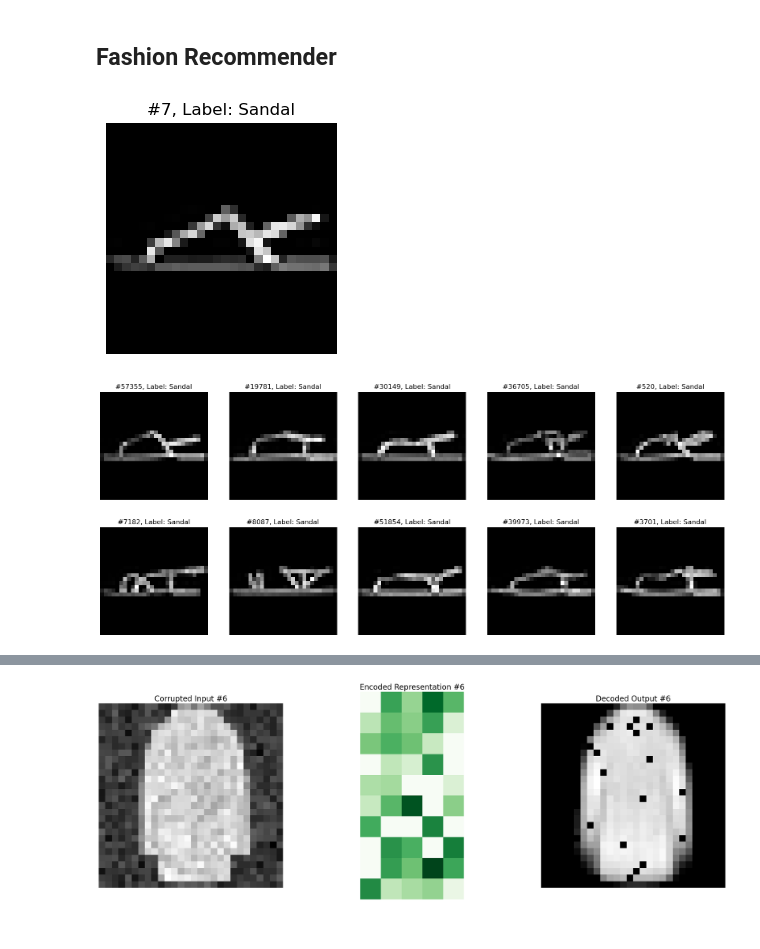
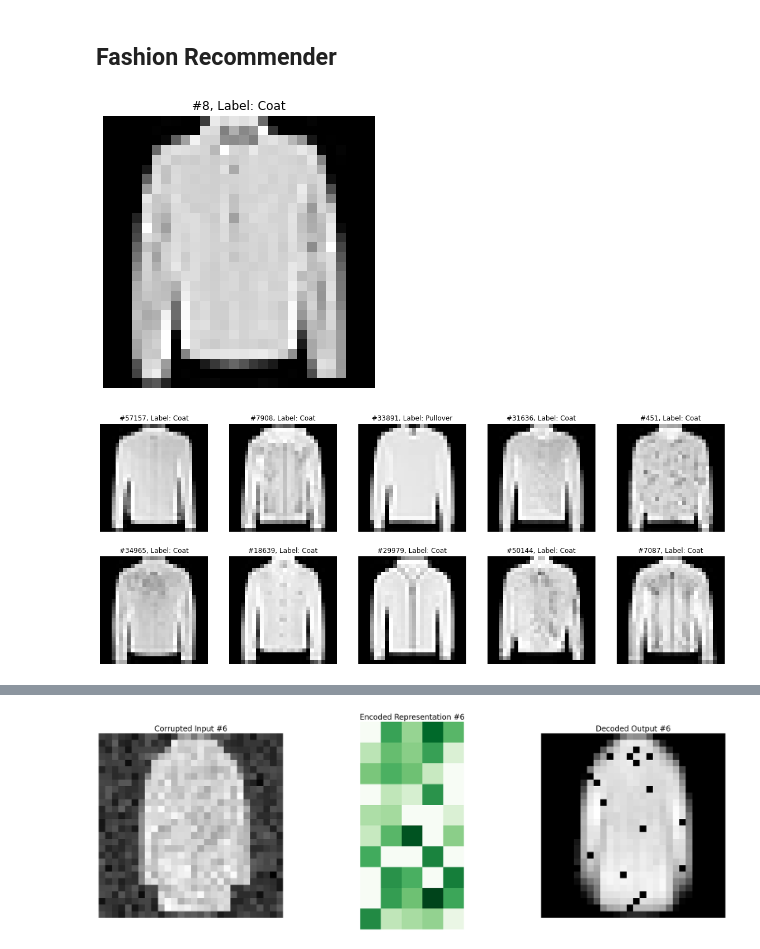
Before and after one commit to mprice747/Autoencoders-Workshop, a Jupyter notebook: Rice_Datathon_2023.ipynb, the cells around one changed output, grey strips where cells are left out. Saved outputs shown, nothing was run; the diff lists cells and outputs as text; code cells hidden in the pictures.

```diff
--- a/Rice_Datathon_2023.ipynb
+++ b/Rice_Datathon_2023.ipynb
@@ -317,7 +326,8 @@ class Fashion_MNIST_MLP_Classifier(torch.nn.Module):
 
         return hidden_output, final_output
 # %%
-model_supervised = Fashion_MNIST_MLP_Classifier([392, 196, 98, 2], [torch.nn.ReLU(), torch.nn.ReLU(), torch.nn.ReLU(), torch.nn.PReLU()])
+model_supervised = Fashion_MNIST_MLP_Classifier([392, 196, 98, 2],
+                                                [torch.nn.ReLU(), torch.nn.ReLU(), torch.nn.ReLU(), torch.nn.PReLU()]).to(device_gpu)
 # %%
 def get_mnist_accuracy(final_output, labels):
 
@@ -514,8 +524,8 @@ The simplest "corrupting" function is Gaussian noise, where a random draw from a
 Intuitively, denoising autoencoders "teach" the network to reconstruct the original image rather than merely copy it. Therefore, the network must learn more valuable feature representations in order to denoise the original image.
 # %%
 #@title
-fig, ax = plt.subplots(figsize = (8, 6))
-mlp = mpimg.imread('images/denoising_autoencoder.png')
+fig, ax = plt.subplots(figsize = (10, 7))
+mlp = mpimg.imread('Autoencoders-Workshop/images/denoising_autoencoder.png')
 ax.imshow(mlp)
 ax.axis('off')
 ax.set_title('Denoising Autoencoder Visualization')
@@ -552,7 +562,7 @@ minimums = np.min(unnormalized_images, axis = 1).reshape(-1, 1)
 maximums = np.max(unnormalized_images, axis = 1).reshape(-1, 1)
 normalized_images_training = (unnormalized_images - minimums)/(maximums - minimums)
 
-normalized_images_training_tensor = torch.from_numpy(normalized_images_training).to(torch.float32)
+normalized_images_training_tensor = torch.from_numpy(normalized_images_training).to(torch.float32).to(device_gpu)
 # %%
 visualize_fashion_mnist(11, normalized_images_training, labels_training)
 # %% [output]
@@ -575,7 +585,8 @@ class Fashion_MNIST_MLP_Autoencoder(torch.nn.Module):
     in_out_dim - integer represting dimension of the input and output. Defaults to 784.
     '''
 
-    def __init__(self, encoder_layer_dims, encoder_activations, decoder_layer_dims, decoder_activations, output_activation, in_out_dim = 784):
+    def __init__(self, encoder_layer_dims, encoder_activations, decoder_layer_dims, decoder_activations,
+                 output_activation, in_out_dim = 784):
 
         super().__init__()
 
@@ -627,7 +638,7 @@ class Fashion_MNIST_MLP_Autoencoder(torch.nn.Module):
         return encoded, decoded
 
 autoencoder = Fashion_MNIST_MLP_Autoencoder([196, 100, 50], [torch.nn.ReLU(), torch.nn.ReLU(), torch.nn.ReLU()], [100, 196],
-                                            [torch.nn.ReLU(), torch.nn.ReLU()], torch.nn.ReLU(), in_out_dim = 784)
+                                            [torch.nn.ReLU(), torch.nn.ReLU()], torch.nn.ReLU(), in_out_dim = 784).to(device_gpu)
 # %%
 corrupted_training_set = normalized_images_training_tensor[:50000]
 corrupted_validation_set = normalized_images_training_tensor[50000:]
@@ -766,10 +777,10 @@ def fashion_recommender(i, encoded_search, images, labels, top_k = 10):
 
             visualize_fashion_mnist(recommended[row, col], images, labels, ax = ax_number)
 # %%
-fashion_recommender(7, encoded_search, images_training, labels_training, 10)
+fashion_recommender(8, encoded_search, images_training, labels_training, 10)
 # %% [output]
-[figure, old version]
+[figure, new version]
-[figure, old version]
+[figure, new version]
 # %%
 def visualize_autoencoder(i, corrupted_inputs, encoded, decoded, encoded_hm_dim):
 
```
Also changed, not shown: parts of 21 cells of this notebook, 1 other file.
